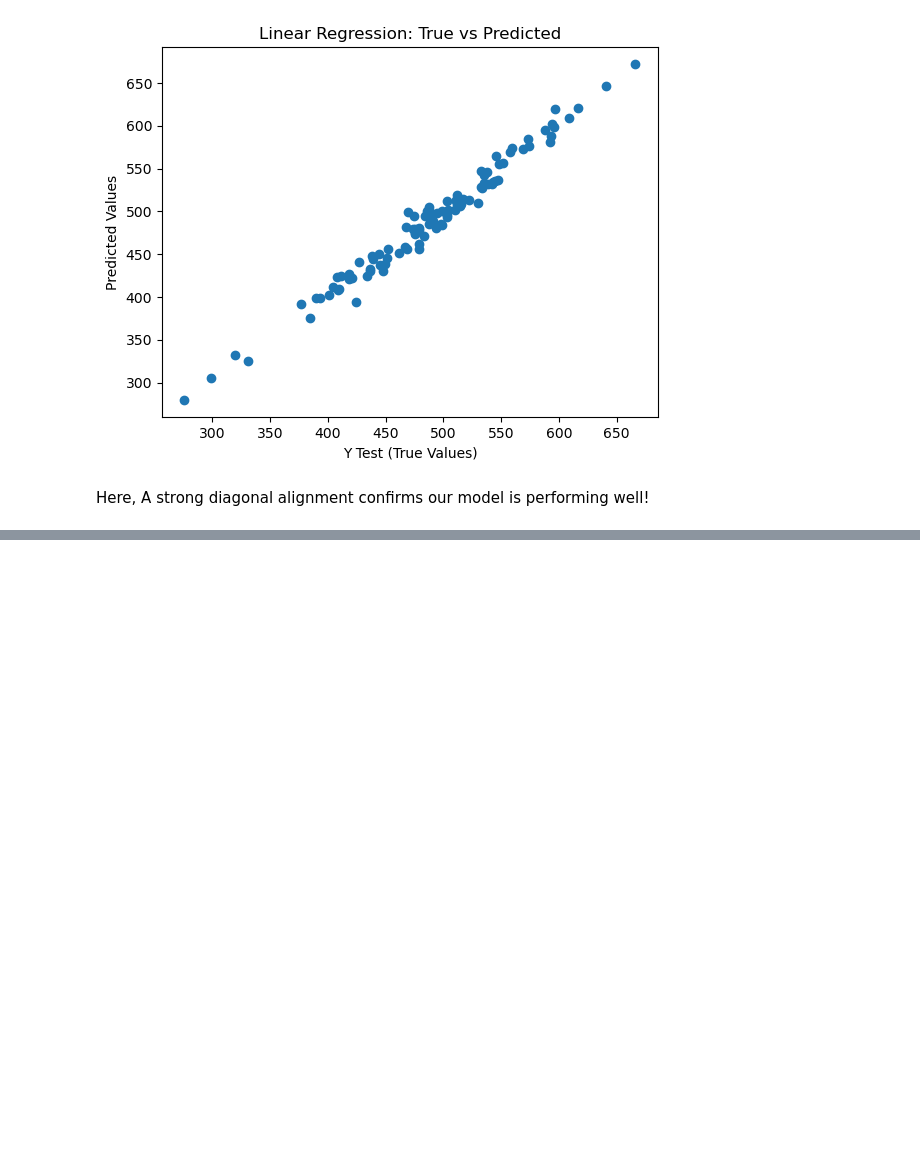
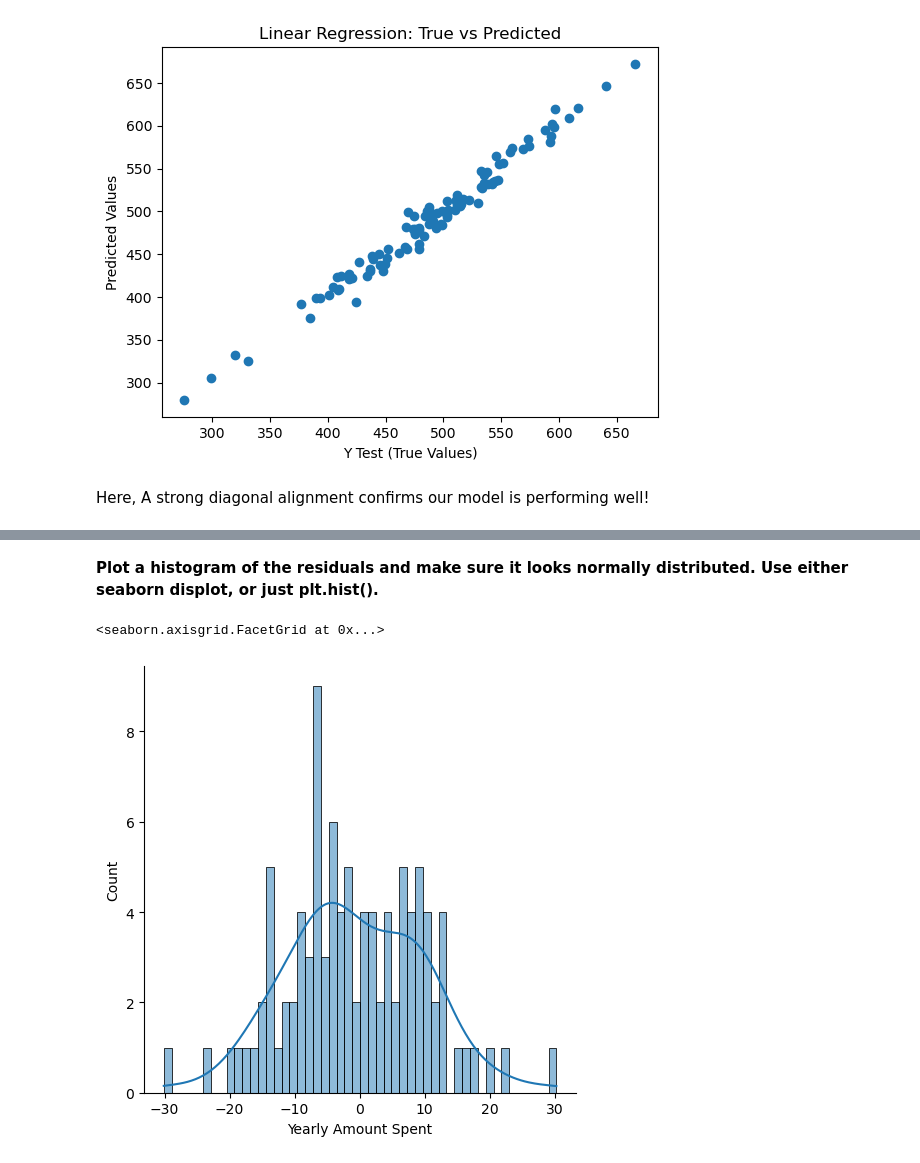
Before and after one commit to ranjansinghds/linear-regression-project-SL, a Jupyter notebook: linear_regression_project.ipynb, the cells around one changed output, grey strips where cells are left out. Cells and saved outputs as stored; diff of their text form; code cells hidden in the pictures; blank space fills up the shorter version.

```diff
--- a/linear_regression_project.ipynb
+++ b/linear_regression_project.ipynb
@@ -202,0 +224,7 @@ Here, A strong diagonal alignment confirms our model is performing well!
+# %% [markdown]
+**Plot a histogram of the residuals and make sure it looks normally distributed. Use either seaborn displot, or just plt.hist().**
+# %%
+sns.displot(y_test - predictions, bins=50, kde=True)
+# %% [output]
+<seaborn.axisgrid.FacetGrid at 0x...>
+[figure, added]
```
Also changed, not shown: parts of 14 cells of this notebook.
